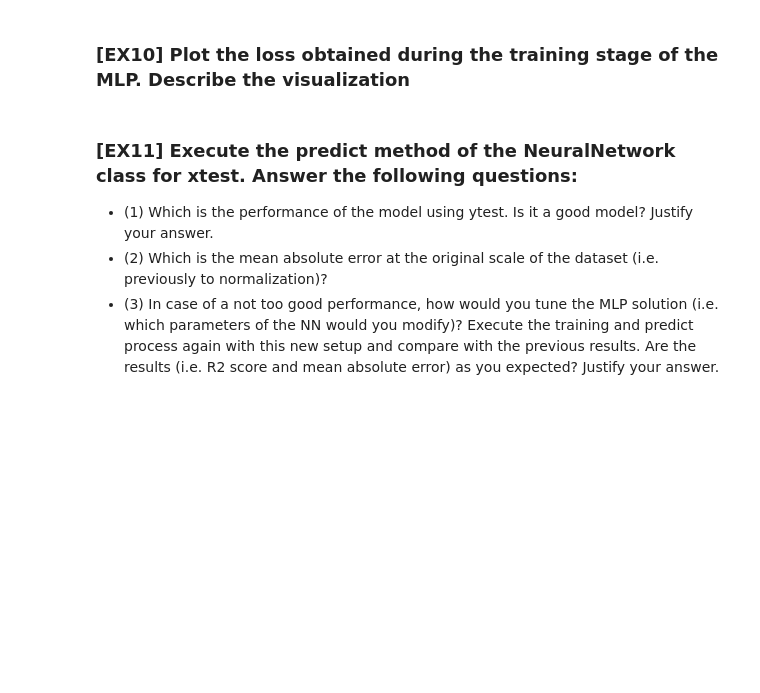
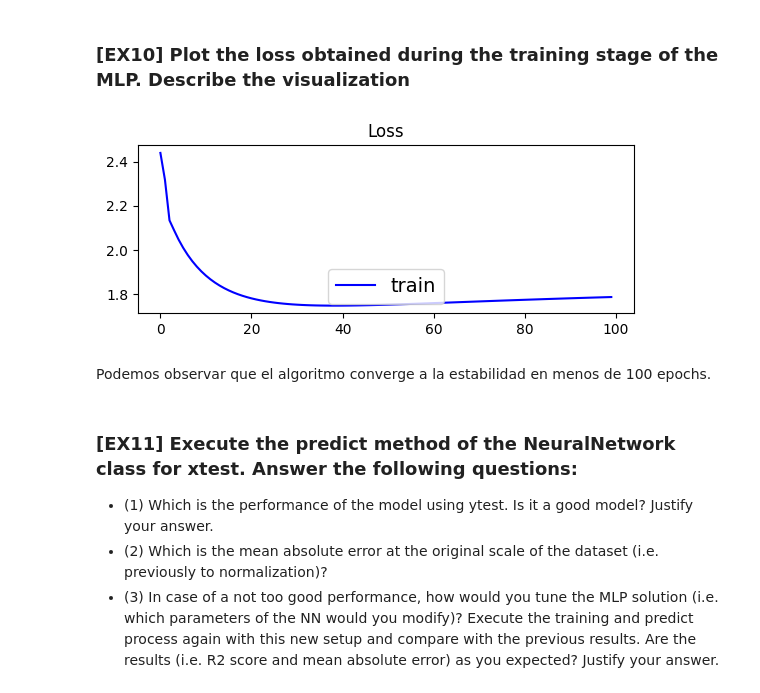
Before and after one commit to WdnLiu/ML2023, a Jupyter notebook: ML2023-main/P6_students.ipynb, the cells around one changed output. Saved outputs shown, nothing was run; the diff lists cells and outputs as text; code cells hidden in the pictures; blank space fills up the shorter version.

```diff
--- a/ML2023-main/P6_students.ipynb
+++ b/ML2023-main/P6_students.ipynb
@@ -110,3 +109,14 @@ plt.matshow(pd.DataFrame.corr(training_dt.select_dtypes('number'), )); plt.show(
 ### **[EX5]** Look at the correlation matrix results. Do you think a model to predict car price is feasible? Justify your answer.
 # %% [markdown]
 ### **[EX6]** Filter from the previous dataset (i.e. `car_price_dt`) the following columns: `symboling`, `wheelbase`, `carlength, `carwidth`, `carheight`, `curbweight`, `enginesize`, `boreratio`, `stroke`, `compressionratio`, `horsepower`, `peakrpm`, `citympg`, `highwaympg`, `price`. Normalize with **StandardScaler()** function all these features. Finally, create new arrays: `y` with the `price` column and `x` with the rest of features.
+# %%
+car_price_dt_f = car_price_dt.filter(['symboling', 'wheelbase', 'carlength', 'carwidth', 'carheight', 'curbweight', 'enginesize', 'boreratio', 'stroke', 'compressionratio', 'horsepower', 'peakrpm', 'citympg', 'highwaympg', 'price'], axis=1)
+car_price_dt_f.info()
+sS = StandardScaler()
+sS.fit(car_price_dt_f)
+car_price_dt_f = sS.transform(car_price_dt_f)
+x = car_price_dt_f[:,0:14]
+y = car_price_dt_f[:,14]
+
+car_df = car_price_dt.filter(['symboling', 'wheelbase', 'carlength', 'carwidth', 'carheight', 'curbweight', 'enginesize', 'boreratio', 'stroke', 'compressionratio', 'horsepower', 'peakrpm', 'citympg', 'highwaympg'], axis=1)
+price_df = car_price_dt.filter(['price'], axis=1)
@@ -118,5 +146,29 @@ plt.matshow(pd.DataFrame.corr(training_dt.select_dtypes('number'), )); plt.show(
 - *sigmoid_derivative* funtion that calculates the derivative of sigmoid for a value p.
 - *relu* function that calculates the relu of a value, array, etc....
 - *relu_derivative* funtion that calculates the derivative of relu for a value x.
+# %%
+def do_nothing(a):
+    return a
+
+def do_nothing_derivative(a):
+    return np.ones(a.shape)
+
+def sigmoid(a):
+    return 1 / (1 + np.exp(-a))
+
+def sigmoid_derivative(a):
+    return sigmoid(a) * 1 - (sigmoid(a))
+
+def relu(a):
+    returnval = np.where(a>=0, a, 0)
+    return returnval
+
+def relu_derivative(a):
+    returnval = np.where(a>=0, 1, 0)
+    return returnval
 # %% [markdown]
 ### **[EX8]** Split `x`and `y`into `xtrain`, `xtest`, `ytrain`, `ytest` with 20% of total samples for testing usage.
+# %%
+xtrain, xtest, ytrain, ytest, cartrain, cartest, pricetrain, pricetest = train_test_split(x, y, car_df, price_df, train_size=0.8, random_state= 1)
+print(xtrain.shape)
+print(xtest.shape)
@@ -197,7 +325,9 @@ loss=[]
 #Create the neural network
 NN = NeuralNetwork(xtrain,ytrain.reshape(-1,1))
 #Number of iterations
-epochs=1500
+epochs=100
 for i in range(epochs):
+    # NN.train(xtrain, ytrain, relu, relu_derivative)
     NN.train(xtrain, ytrain)
     loss.append(np.mean(np.square(y - NN.feedforward())))
+    #print(loss)
@@ -231,6 +343,12 @@ def summarize_diagnostics(history):
     return
 # %% [markdown]
 ### **[EX10]** Plot the **loss** obtained during the training stage of the MLP. Describe the visualization
+# %%
+summarize_diagnostics(loss)
+# %% [output]
+[figure, added]
+# %% [markdown]
+Podemos observar que el algoritmo converge a la estabilidad en menos de 100 epochs.
 # %% [markdown]
 ### **[EX11]** Execute the **predict** method of the NeuralNetwork class for xtest. Answer the following questions:
 - (1) Which is the performance of the model using ytest. Is it a good model? Justify your answer.
```
Also changed, not shown: parts of 8 cells of this notebook.
